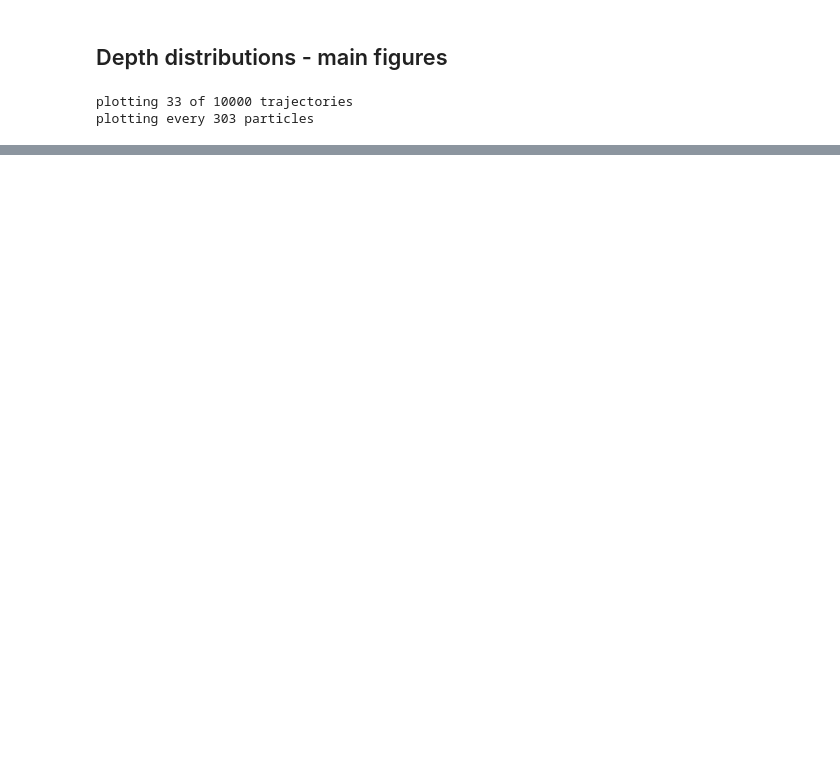
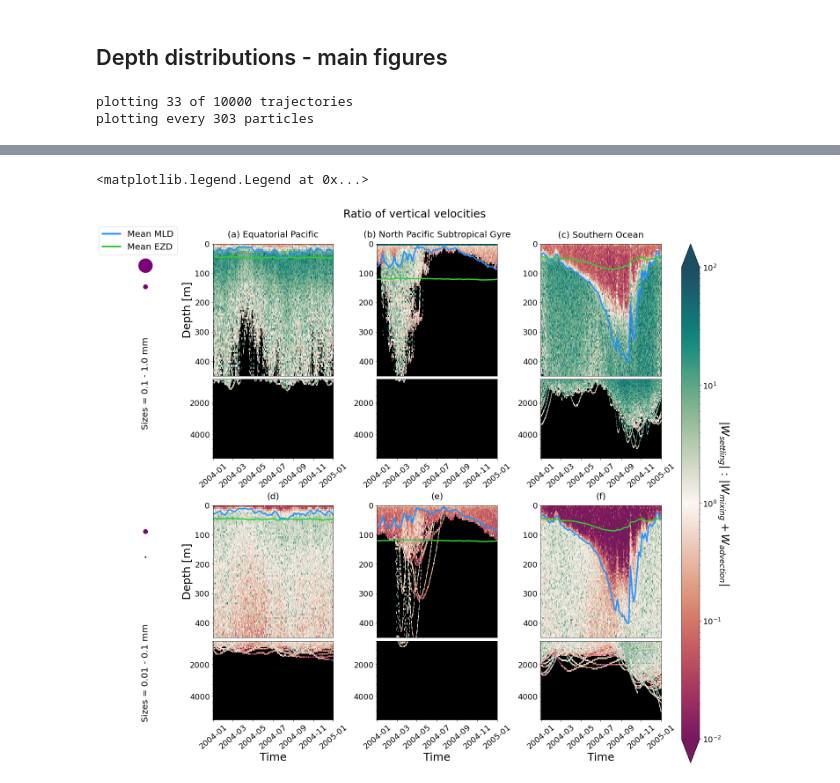
Before and after one commit to OceanParcels/biofouling_3dtransport_2, a Jupyter notebook: Analysis/Locations.ipynb, the cells around one changed output, grey strips where cells are left out. Drawn from its saved outputs; the diff is of its cells as text; code cells hidden in the pictures; blank space fills up the shorter version.

```diff
--- a/Analysis/Locations.ipynb
+++ b/Analysis/Locations.ipynb
@@ -393,7 +294,7 @@ for i, ax in enumerate(axes):   # column: region
         labelbottom=True) # labels along the bottom edge are off
     ax.set_ylabel('Depth [m]', fontsize=14)
     ax.set_ylim(depthbins[sub_depths[j][1]-1], depthbins[sub_depths[j][0]])
-    ax.set_title(regions[region[i]], fontsize=16)
+    ax.set_title('('+chr(ord('a')+i)+') '+ regions[region[i]], fontsize=16)
 #     if j == 1:
     ax.tick_params(axis='x') #, rotation=20)
     ax.legend(loc='lower right')
@@ -429,73 +336,80 @@ def truncate_colormap(cmap, minval=0.0, maxval=1.0, n=100):
 
 Ratio_cmap = truncate_colormap(Ratio_cmap, 0.1, 0.9)
 # %%
-fig = plt.figure(figsize=(20,12),constrained_layout=True)
-gs = gridspec.GridSpec(ncols=5, nrows=4, width_ratios=[0.2,1,1,1,0.2], figure=fig)
-ax1 = fig.add_subplot(gs[:2, 0])
-ax2 = fig.add_subplot(gs[2:, 0])
+fig = plt.figure(figsize=(20,17),constrained_layout=True)
+gs = gridspec.GridSpec(ncols=5, nrows=17, width_ratios=[0.3,1,1,1,0.15], figure=fig)
+ax1 = fig.add_subplot(gs[:8, 0])
+ax2 = fig.add_subplot(gs[8:, 0])
 
-ax3 = fig.add_subplot(gs[0, 1])
-ax4 = fig.add_subplot(gs[1, 1])
-ax5 = fig.add_subplot(gs[2, 1])
-ax6 = fig.add_subplot(gs[3, 1])
+ax3 = fig.add_subplot(gs[:5, 1])
+ax4 = fig.add_subplot(gs[5:8, 1])
+ax5 = fig.add_subplot(gs[8:13, 1])
+ax6 = fig.add_subplot(gs[13:16, 1])
 
-ax7 = fig.add_subplot(gs[0, 2])
-ax8 = fig.add_subplot(gs[1, 2])
-ax9 = fig.add_subplot(gs[2, 2])
-ax10 = fig.add_subplot(gs[3, 2])
+ax7 = fig.add_subplot(gs[:5, 2])
+ax8 = fig.add_subplot(gs[5:8, 2])
+ax9 = fig.add_subplot(gs[8:13, 2])
+ax10 = fig.add_subplot(gs[13:16, 2])
 
-ax11 = fig.add_subplot(gs[0, 3])
-ax12 = fig.add_subplot(gs[1, 3])
-ax13 = fig.add_subplot(gs[2, 3])
-ax14 = fig.add_subplot(gs[3, 3])
+ax11 = fig.add_subplot(gs[:5, 3])
+ax12 = fig.add_subplot(gs[5:8, 3])
+ax13 = fig.add_subplot(gs[8:13, 3])
+ax14 = fig.add_subplot(gs[13:16, 3])
 
-ax15 = fig.add_subplot(gs[1:, 4])
-ax16 = fig.add_subplot(gs[0, 4])
+ax15 = fig.add_subplot(gs[:17, 4])
 axes = [[ax1, ax2],[[ax3,ax4],[ax5,ax6]],[[ax7,ax8],[ax9,ax10]],[[ax11,ax12],[ax13,ax14]]]
 
 
 for i, ax_r in enumerate(axes[1:]):
     for c, ax_s in enumerate(ax_r):
         for j, ax in enumerate(ax_s):
             ax.set_facecolor('k')
-            pc = ax.pcolormesh(timebins,depthbins[sub_depths[j][0]:sub_depths[j][1]],depth_Ratio[i,c,:,sub_depths[j][0]:sub_depths[j][1]-1].T, cmap=Ratio_cmap,norm=mcolors.LogNorm(vmin=1e-2, vmax=1e2))
-            ax.tick_params(axis='both', labelsize=13)
+            pc = ax.pcolormesh(timebins,depthbins[sub_depths[j][0]:sub_depths[j][1]],depth_Lobelle[i,c,:,sub_depths[j][0]:sub_depths[j][1]-1].T, cmap=Ratio_cmap,norm=mcolors.LogNorm(vmin=1e-2, vmax=1e2))
+            ax.tick_params(axis='both', labelsize=18)
             if j == 0:
                 ax.plot(dslist[i]['time'][0,obs_ids[0]:obs_ids[1]], mldlist[i][obs_ids[0]:obs_ids[1]], linewidth=3, c='dodgerblue', label='Mean Mixed Layer Depth')
                 ax.plot(dslist[i]['time'][0,obs_ids[0]:obs_ids[1]], ezlist[i][obs_ids[0]:obs_ids[1]], linewidth=3, c='limegreen', label='Mean Euphotic Depth')
-                ax.set_ylabel('Depth [m]', fontsize=14)
                 ax.tick_params(
                     axis='x',          # changes apply to the x-axis
                     which='both',      # both major and minor ticks are affected
                     bottom=False,      # ticks along the bottom edge are off
                     top=False,         # ticks along the top edge are off
                     labelbottom=False) # labels along the bottom edge are off
+
+                n=c*3+i
                 ax.set_ylim(depthbins[sub_depths[j][1]-1], depthbins[sub_depths[j][0]])
                 if c == 0:
-                    ax.set_title(regions[region[i]], fontsize=16)
+                    ax.set_title('('+chr(ord('a')+n)+') '+ regions[region[i]], fontsize=20, y=1.03)
+                else:
+                    ax.set_title('('+chr(ord('a')+n)+')', fontsize=20, y=1.03)
+                if i == 0:
+                    ax.set_ylabel('Depth [m]', fontsize=25)#14
             if j == 1:
                 ax.set_ylim(depthbins[sub_depths[j][1]-1], depthbins[sub_depths[j][0]])
-                ax.set_yticks(np.linspace(depthbins[sub_depths[j][1]-1], depthbins[sub_depths[j][0]],50),minor=True)
-                ax.tick_params(axis='x', rotation=20)
+                ax.set_yticks(np.linspace(depthbins[sub_depths[j][1]-1], depthbins[sub_depths[j][0]],100),minor=True)
+                ax.tick_params(axis='x', rotation=40) #20)
                 if c == 1:
-                    ax.set_xlabel('Time', fontsize=14)
+                    ax.set_xlabel('Time', fontsize=25) #14)
 
-cb = fig.colorbar(pc, cax=ax15)
-cb.set_label('$|W_{settling}|$ : $|W_{mixing}+W_{advection}|$', size=15, rotation=270)
-cb.ax.tick_params(labelsize=13)
 
-fig.suptitle('$|W_{settling}|$ : $|W_{mixing}+W_{advection}|$', fontsize=20)
+cb = fig.colorbar(pc, cax=ax15, extend='both')
+cb.set_label('$|W_{settling}|$ : $|W_{mixing}+W_{advection}|$', size=25, rotation=270, labelpad=20)
+cb.ax.tick_params(labelsize=18)
+
+fig.suptitle('Ratio of vertical velocities', fontsize=25, y=1.03)
 
 for k, ds_r in enumerate(split_ds):
-    axes[0][k].scatter(0.5,0.87,s=sizebinedges[k]*1000000,color=r_pl_clist[0])
+    axes[0][k].scatter(0.5,0.90,s=sizebinedges[k]*1000000,color=r_pl_clist[0])
     axes[0][k].scatter(0.5,0.80,s=sizebinedges[k+1]*1000000,color=r_pl_clist[0])
     axes[0][k].set_ylim(0,1)
     axes[0][k].text(0.5,0.35,'Sizes = '+ str(ds_r[0].left*1000)+' - '+str(ds_r[0].right*1000)+' mm',rotation=90, fontsize=20, horizontalalignment='center',verticalalignment='center')
     axes[0][k].axis('off')
 
 custom_lines = [Line2D([0], [0], color='dodgerblue', lw=4),
                 Line2D([0], [0], color='limegreen', lw=4)]
 
-ax16.axis('off')
-ax16.legend(custom_lines, ["Mean MLD", "Mean EZD"], loc='upper right', fontsize=13)
+ax1.legend(custom_lines, ["Mean MLD", "Mean EZD"], loc='upper right', fontsize=20, bbox_to_anchor=(1.5,1.1))
+# %% [output]
+<matplotlib.legend.Legend at 0x...>
+[figure, added]
 # %%
```
Also changed, not shown: parts of 16 cells of this notebook, 1 other file.
